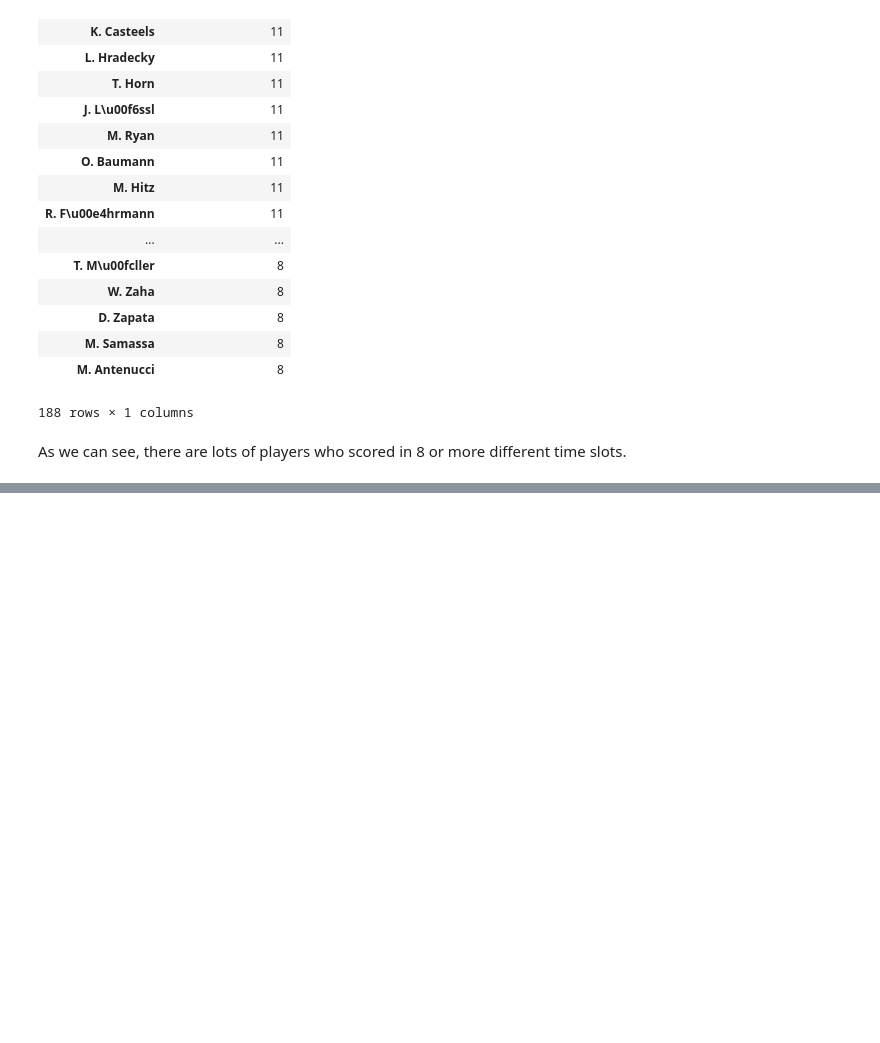
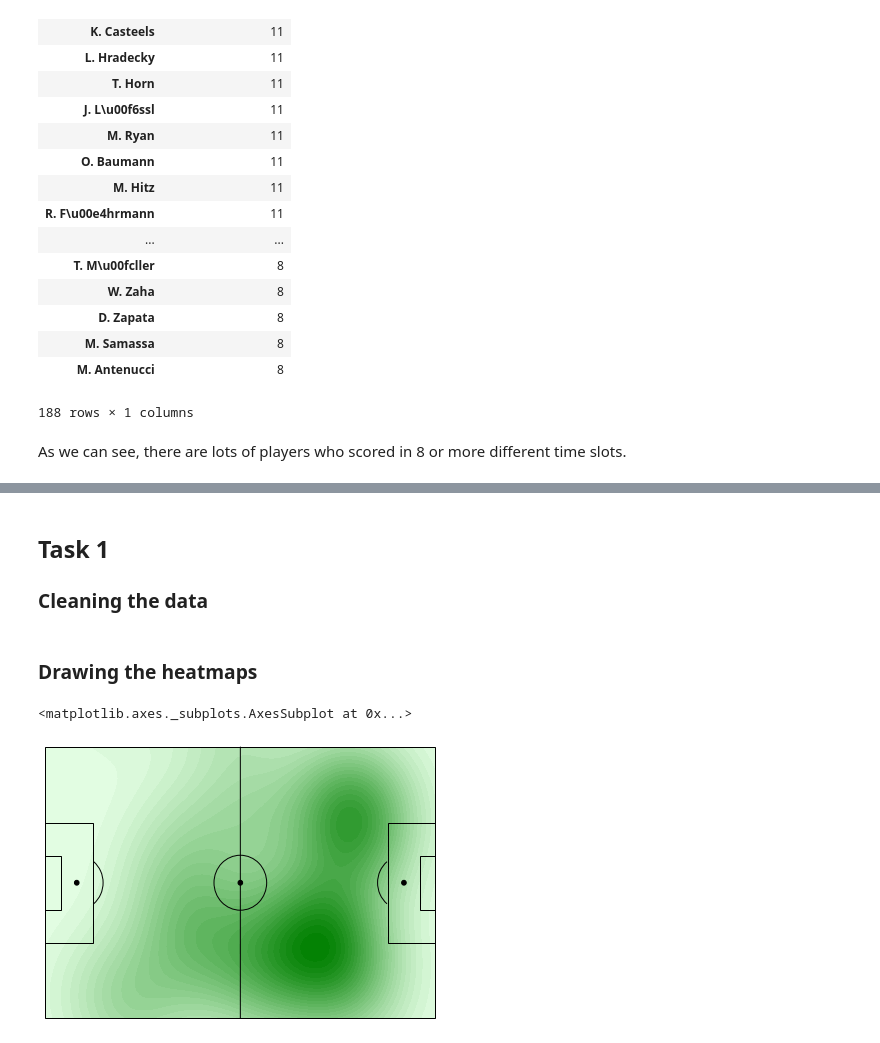
Before and after one commit to yuuko97/ADM_HW2, a Jupyter notebook: main.ipynb, the cells around one changed output, grey strips where cells are left out. Drawn from its saved outputs; the diff is of its cells as text; code cells hidden in the pictures; blank space fills up the shorter version.

```diff
--- a/main.ipynb
+++ b/main.ipynb
@@ -948,0 +968,3 @@ As we can see, there are lots of players who scored in 8 or more different time
+# %% [markdown]
+## Task 1
+### Cleaning the data
@@ -948,0 +991,48 @@ As we can see, there are lots of players who scored in 8 or more different time
+# %% [markdown]
+### Drawing the heatmaps
+# %%
+def draw_pitch(ax):
+    # focus on only half of the pitch
+    #Pitch Outline & Centre Line
+    Pitch = matplotlib.patches.Rectangle([0,0], width = 120, height = 80, fill = False)
+    #Left, Right Penalty Area and midline
+    LeftPenalty = matplotlib.patches.Rectangle([0,22.3], width = 14.6, height = 35.3, fill = False)
+    RightPenalty = matplotlib.patches.Rectangle([105.4,22.3], width = 14.6, height = 35.3, fill = False)
+    midline = matplotlib.patches.ConnectionPatch([60,0], [60,80], "data", "data")
+
+    #Left, Right 6-yard Box
+    LeftSixYard = matplotlib.patches.Rectangle([0,32], width = 4.9, height = 16, fill = False)
+    RightSixYard = matplotlib.patches.Rectangle([115.1,32], width = 4.9, height = 16, fill = False)
+
+
+    #Prepare Circles
+    centreCircle = plt.Circle((60,40),8.1,color="black", fill = False)
+    centreSpot = plt.Circle((60,40),0.71,color="black")
+    #Penalty spots and Arcs around penalty boxes
+    leftPenSpot = plt.Circle((9.7,40),0.71,color="black")
+    rightPenSpot = plt.Circle((110.3,40),0.71,color="black")
+    leftArc = matplotlib.patches.Arc((9.7,40),height=16.2,width=16.2,angle=0,theta1=310,theta2=50,color="black")
+    rightArc = matplotlib.patches.Arc((110.3,40),height=16.2,width=16.2,angle=0,theta1=130,theta2=230,color="black")
+
+    element = [Pitch, LeftPenalty, RightPenalty, midline, LeftSixYard, RightSixYard, centreCircle,
+               centreSpot, rightPenSpot, leftPenSpot, leftArc, rightArc]
+    for i in element:
+        ax.add_patch(i)
+# %%
+fig=plt.figure() #set up the figures
+fig.set_size_inches(7, 5)
+ax=fig.add_subplot(1,1,1)
+draw_pitch(ax) #overlay our different objects on the pitch
+plt.ylim(-0.1, 80)
+plt.xlim(0, 120.1)
+plt.axis('off')
+
+fig.set_size_inches(7, 5)
+
+xRonaldo = [i[0]['x'] for i in ev_Ronaldo['positions']]
+yRonaldo = [i[0]['y'] for i in ev_Ronaldo['positions']]
+
+sns.kdeplot(xRonaldo, yRonaldo, shade=True, color='green', n_levels=30)
+# %% [output]
+<matplotlib.axes._subplots.AxesSubplot at 0x...>
+[figure, added]
```
Also changed, not shown: parts of 25 cells of this notebook.
